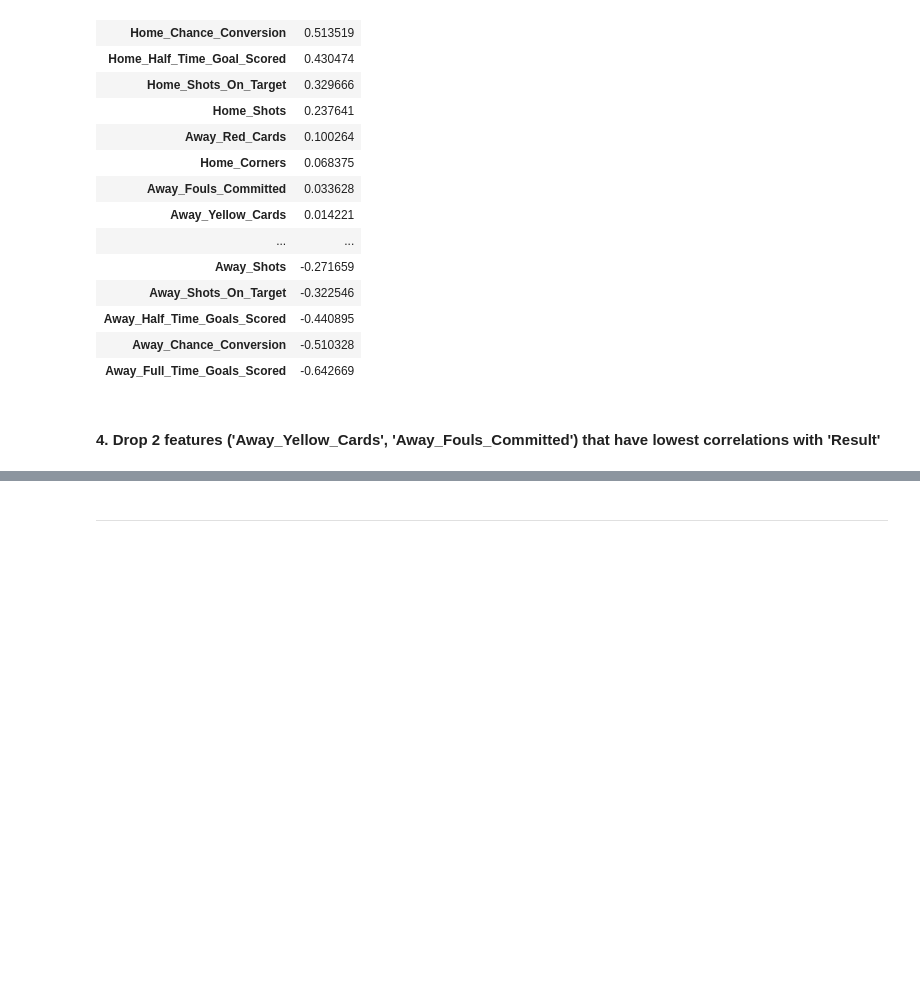
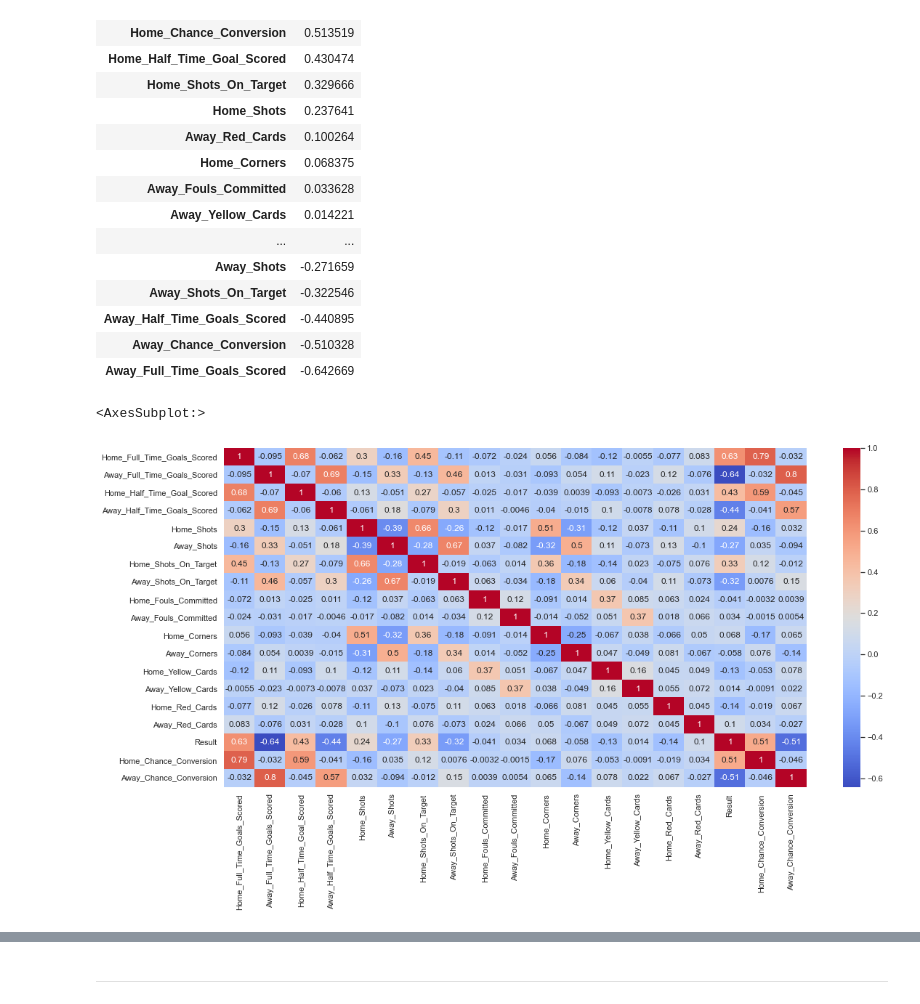
Before and after one commit to connie-zqq/LemonBalm_ManU_Data_Mining, a Jupyter notebook: ManU_Data_Mining.ipynb, the cells around one changed output, grey strips where cells are left out. Drawn from its saved outputs; the diff is of its cells as text; code cells hidden in the pictures; blank space fills up the shorter version.

```diff
--- a/ManU_Data_Mining.ipynb
+++ b/ManU_Data_Mining.ipynb
@@ -915,6 +934,10 @@ correlation_new
 | Away_Half_Time_Goals_Scored | -0.440895 |
 | Away_Chance_Conversion | -0.510328 |
 | Away_Full_Time_Goals_Scored | -0.642669 |
-# %% [markdown]
-#### 4. Drop 2 features ('Away_Yellow_Cards', 'Away_Fouls_Committed') that have lowest correlations with 'Result'
+# %%
+sns.set(rc = {'figure.figsize': (16,8)})
+sns.heatmap(all_matches_.loc[:, feat + ['Home_Chance_Conversion', 'Away_Chance_Conversion']].corr(), annot=True, fmt='.2g',cmap= 'coolwarm')
+# %% [output]
+<AxesSubplot:>
+[figure, added]
 # %%
```
Also changed, not shown: parts of 6 cells of this notebook.
